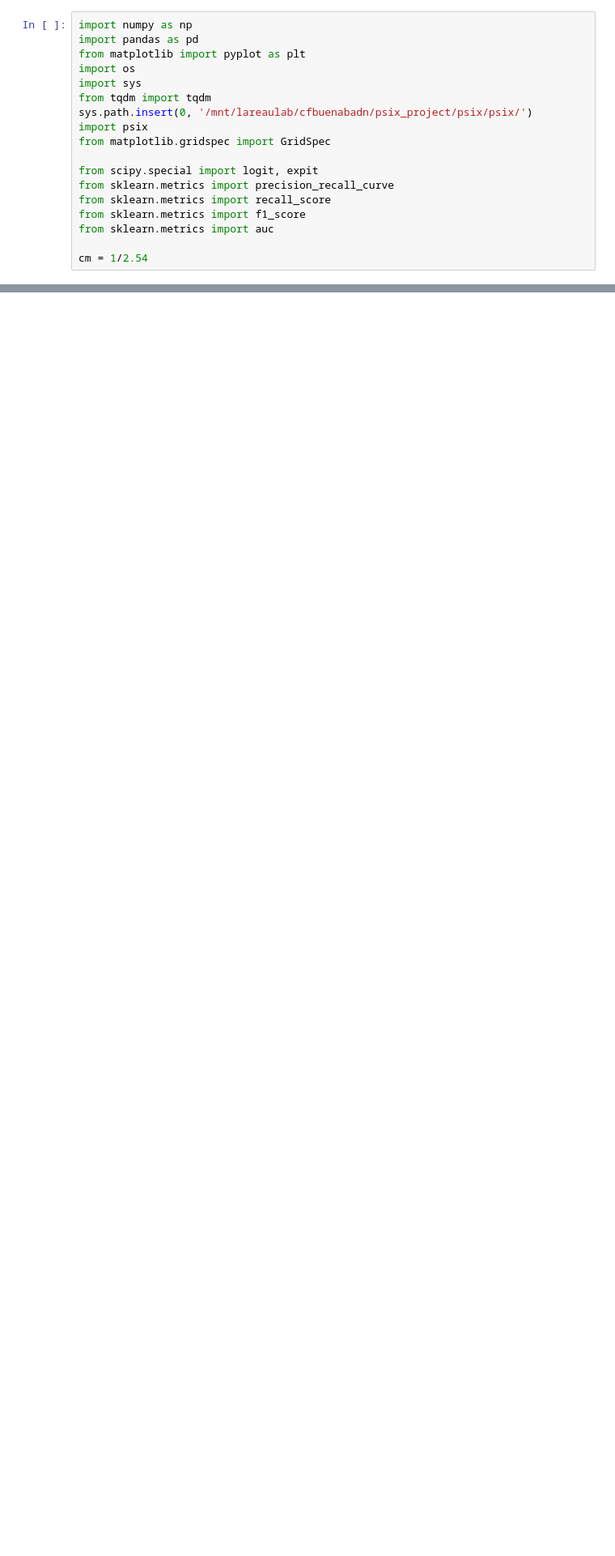
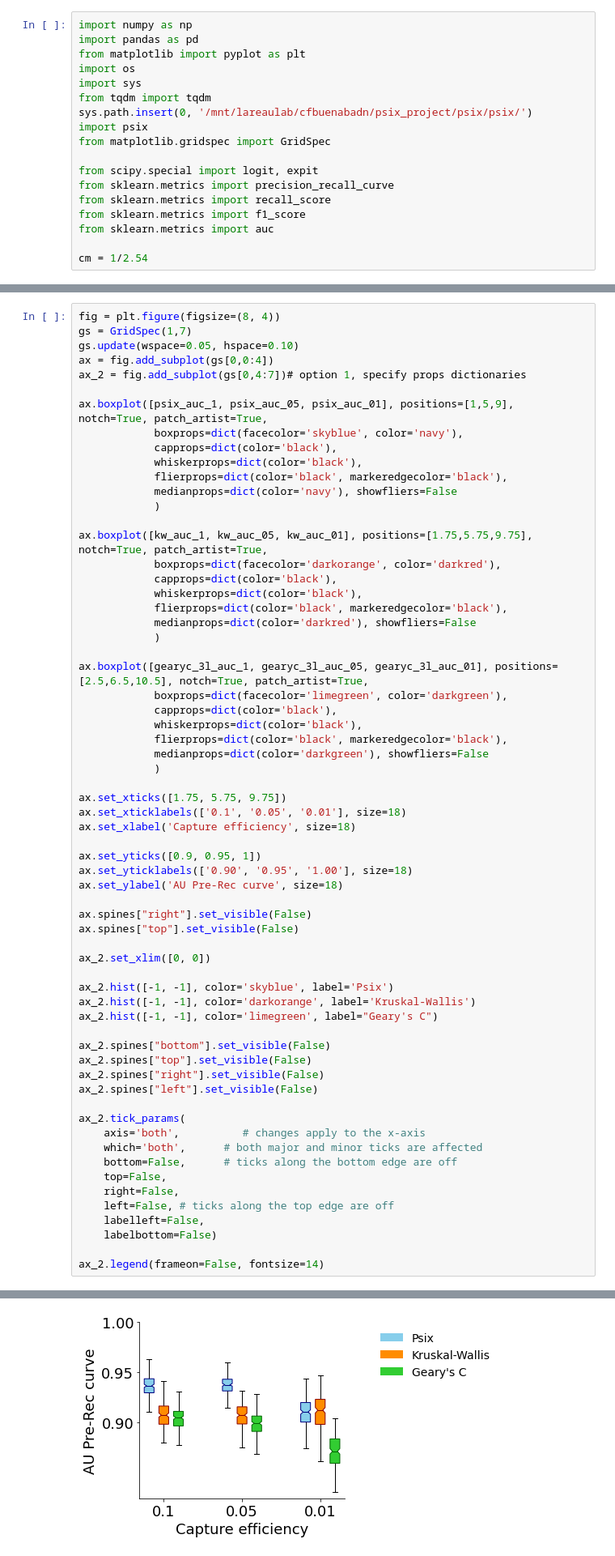
Before and after one commit to lareaulab/analysis_psix, a Jupyter notebook: simulations/simulation_analysis_three.ipynb, the cells around one changed output, grey strips where cells are left out. Shown at 81% size. Saved outputs shown, nothing was run; the diff lists cells and outputs as text; blank space fills up the shorter version.

Commit message:
3 lineage sim figures

```diff
--- a/simulations/simulation_analysis_three.ipynb
+++ b/simulations/simulation_analysis_three.ipynb
@@ -136,0 +349,65 @@ gearyc_3l_01 = pd.read_csv('three_lineages/gearyc_0.01.tab.gz', sep='\t', index_
+# %%
+fig = plt.figure(figsize=(8, 4))
+gs = GridSpec(1,7)
+gs.update(wspace=0.05, hspace=0.10)
+ax = fig.add_subplot(gs[0,0:4])
+ax_2 = fig.add_subplot(gs[0,4:7])# option 1, specify props dictionaries
+
+ax.boxplot([psix_auc_1, psix_auc_05, psix_auc_01], positions=[1,5,9], notch=True, patch_artist=True,
+            boxprops=dict(facecolor='skyblue', color='navy'),
+            capprops=dict(color='black'),
+            whiskerprops=dict(color='black'),
+            flierprops=dict(color='black', markeredgecolor='black'),
+            medianprops=dict(color='navy'), showfliers=False
+            )
+
+ax.boxplot([kw_auc_1, kw_auc_05, kw_auc_01], positions=[1.75,5.75,9.75], notch=True, patch_artist=True,
+            boxprops=dict(facecolor='darkorange', color='darkred'),
+            capprops=dict(color='black'),
+            whiskerprops=dict(color='black'),
+            flierprops=dict(color='black', markeredgecolor='black'),
+            medianprops=dict(color='darkred'), showfliers=False
+            )
+
+ax.boxplot([gearyc_3l_auc_1, gearyc_3l_auc_05, gearyc_3l_auc_01], positions=[2.5,6.5,10.5], notch=True, patch_artist=True,
+            boxprops=dict(facecolor='limegreen', color='darkgreen'),
+            capprops=dict(color='black'),
+            whiskerprops=dict(color='black'),
+            flierprops=dict(color='black', markeredgecolor='black'),
+            medianprops=dict(color='darkgreen'), showfliers=False
+            )
+
+ax.set_xticks([1.75, 5.75, 9.75])
+ax.set_xticklabels(['0.1', '0.05', '0.01'], size=18)
+ax.set_xlabel('Capture efficiency', size=18)
+
+ax.set_yticks([0.9, 0.95, 1])
+ax.set_yticklabels(['0.90', '0.95', '1.00'], size=18)
+ax.set_ylabel('AU Pre-Rec curve', size=18)
+
+ax.spines["right"].set_visible(False)
+ax.spines["top"].set_visible(False)
+
+ax_2.set_xlim([0, 0])
+
+ax_2.hist([-1, -1], color='skyblue', label='Psix')
+ax_2.hist([-1, -1], color='darkorange', label='Kruskal-Wallis')
+ax_2.hist([-1, -1], color='limegreen', label="Geary's C")
+
+ax_2.spines["bottom"].set_visible(False)
+ax_2.spines["top"].set_visible(False)
+ax_2.spines["right"].set_visible(False)
+ax_2.spines["left"].set_visible(False)
+
+ax_2.tick_params(
+    axis='both',          # changes apply to the x-axis
+    which='both',      # both major and minor ticks are affected
+    bottom=False,      # ticks along the bottom edge are off
+    top=False,
+    right=False,
+    left=False, # ticks along the top edge are off
+    labelleft=False,
+    labelbottom=False)
+
+ax_2.legend(frameon=False, fontsize=14)
+# %% [output]
@@ -136,0 +415 @@ gearyc_3l_01 = pd.read_csv('three_lineages/gearyc_0.01.tab.gz', sep='\t', index_
+[figure, added]
```
Also changed, not shown: parts of 12 cells of this notebook, 28 other files.
